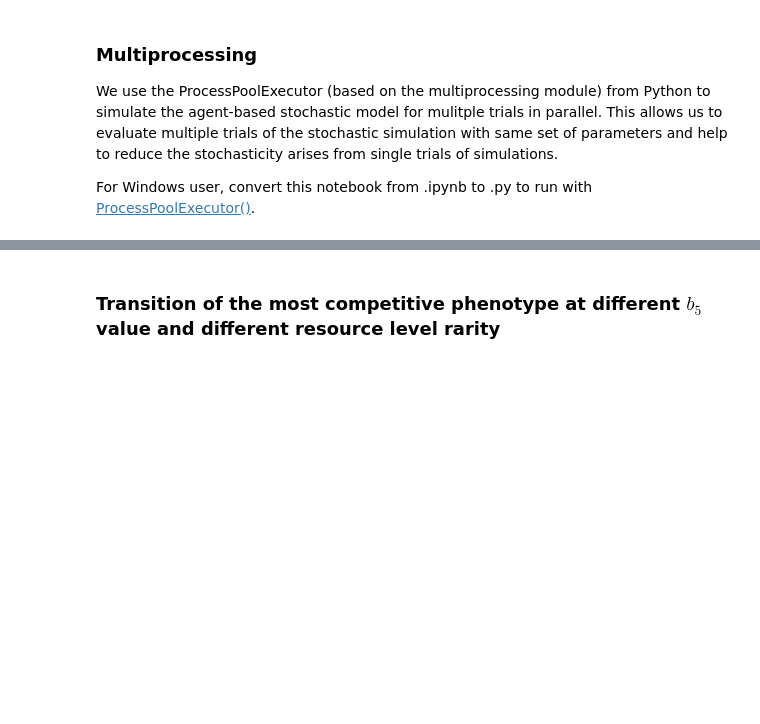
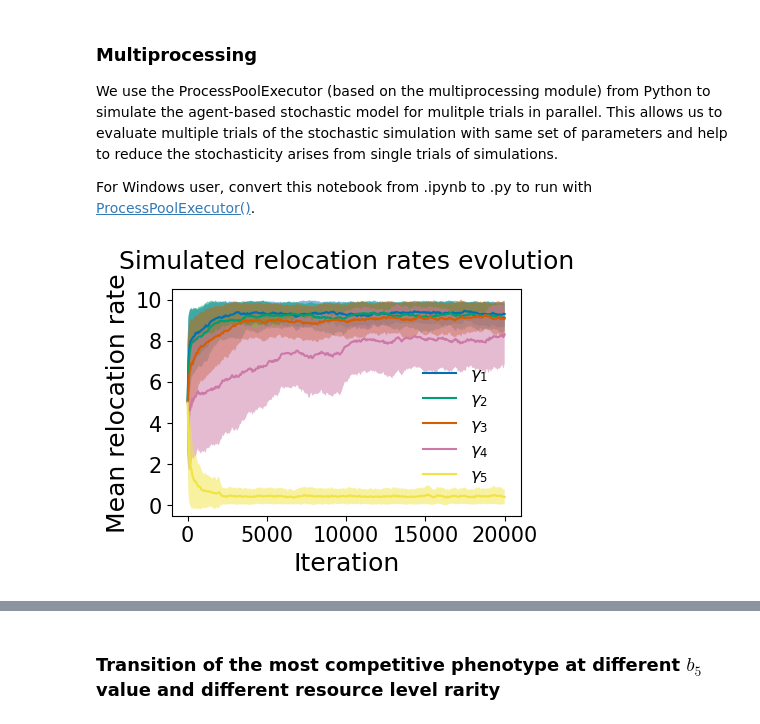
Before and after one commit to tongliang11/Evolution-dynamics, a Jupyter notebook: Agent based stochastic simulation.ipynb, the cells around one changed output, grey strips where cells are left out. Drawn from its saved outputs; the diff is of its cells as text; code cells hidden in the pictures; blank space fills up the shorter version.

```diff
--- a/Agent based stochastic simulation.ipynb
+++ b/Agent based stochastic simulation.ipynb
@@ -225,4 +227,53 @@ if __name__ == '__main__' and False:
                                 save_data=True, trial=i, save_iter=50, agents=500, duration_iter=0.3, carrying_capacity=1, simulation_notes='Just for fun') for i in range(trials_in_parallel)]
+# %%
+# visualize the results
+import pandas as pd
+import matplotlib.pyplot as plt
+import seaborn as sns
+import matplotlib.style as style
+import string
+style.use('seaborn-colorblind')
+
+data_path='./evolve_data/2021_06_04_15_36' # data folder path
+number_of_trials=20
+
+iteration = 20001
+iter_interval = 50 # save_iter in the simulation
+std_standard = [[] for _ in range(len(range(0, iteration, iter_interval)))]
+ave_standard = [[] for _ in range(len(range(0, iteration, iter_interval)))]
+for i in range(0, iteration, iter_interval):
+    data = [[] for _ in range(number_of_trials)]
+
+    boxdata = []
+    for j in range(number_of_trials):
+        try:
+            with open(data_path+"/trial_{}/iteration_{}".format(j, i), "rb") as fp:   # Unpickling
+                data[j] = pickle.load(fp)
+        except FileNotFoundError:
+            print("trial_{}".format(j)+" doesn\'t have iteration_{}".format(i))
+        else:
+            boxdata.append(np.array([data[j][i].hop for i in range(500)]))
+    std_standard[int(i/iter_interval)] = np.std(np.vstack(boxdata), 0)
+    ave_standard[int(i/iter_interval)] = np.mean(np.vstack(boxdata), 0)
+
+fig, axbig = plt.subplots(figsize=(4.5, 3), dpi=100)
+
+for i in range(5):
+    axbig.plot(np.linspace(0, iteration-1, int(iteration/iter_interval)+1), np.array(ave_standard)[
+               :, i], '-', label="$\gamma_{}$".format(i+1))
+    axbig.fill_between(np.linspace(0, iteration-1, int(iteration/iter_interval)+1), np.array(ave_standard)[
+                       :, i]-np.array(std_standard)[:, i], np.array(ave_standard)[:, i]+np.array(std_standard)[:, i], alpha=0.5)
+axbig.set_ylabel('Mean relocation rate', fontsize=18)
+axbig.set_xlabel('Iteration', fontsize=18)
+axbig.set_title('Simulated relocation rates evolution', fontsize=18, pad=15)
+axbig.legend(loc='lower right', bbox_to_anchor=(
+    0.95, 0.07), frameon=False, fontsize=12)
+axbig.set_ylim(-0.5, 10.5)
+axbig.set_yticks([0, 2, 4, 6, 8, 10])
+axbig.tick_params(axis='x', labelsize=15)
+axbig.tick_params(axis='y', labelsize=15)
+# %% [output]
+[figure, added]
 # %%
 # violin plots
 import pandas as pd
```
Also changed, not shown: parts of 7 cells of this notebook, 13 other files.
